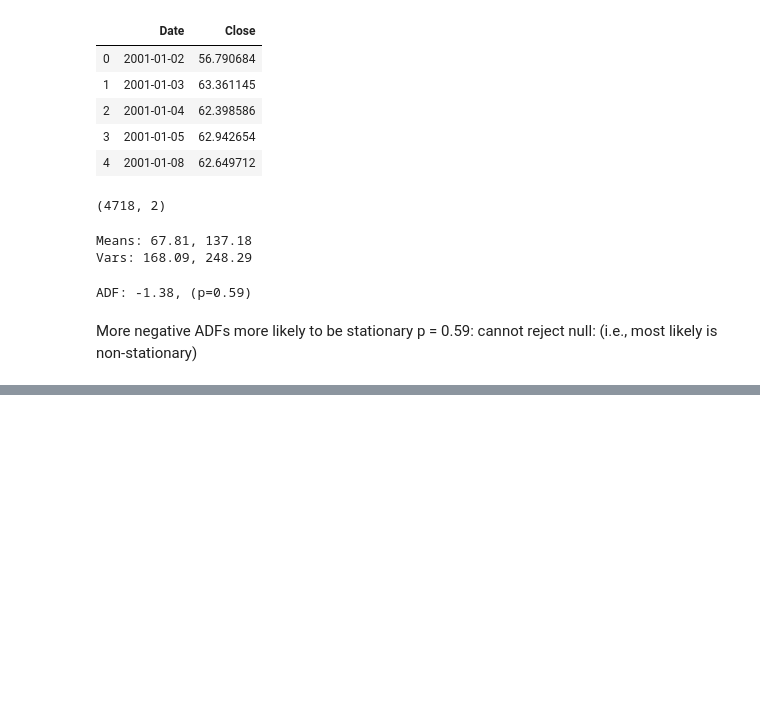
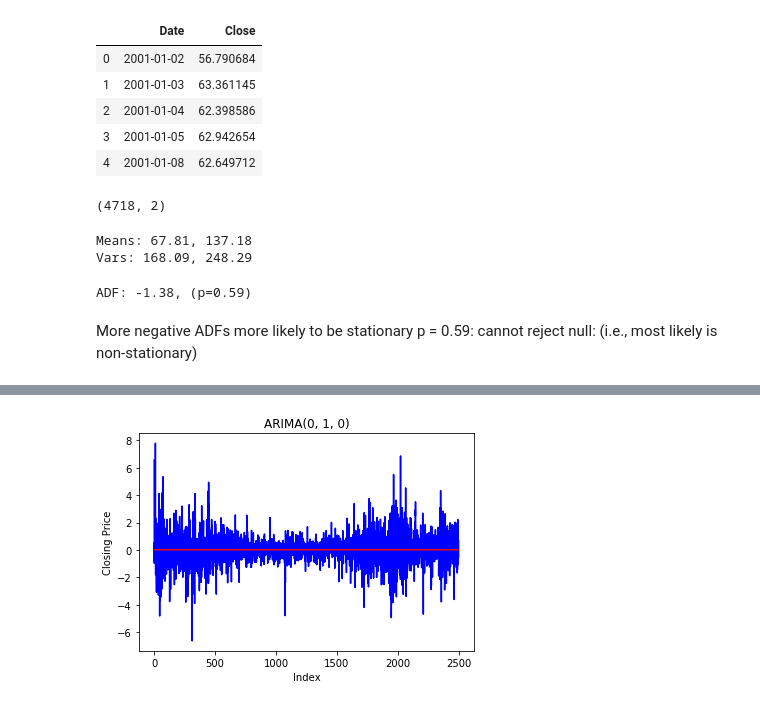
Before and after one commit to damiansp/TS, a Jupyter notebook: python/practical_TSA/04_ARIMA_models/04c_arima.py.ipynb, the cells around one changed output, grey strips where cells are left out. Drawn from its saved outputs; the diff is of its cells as text; code cells hidden in the pictures; blank space fills up the shorter version.

```diff
--- a/python/practical_TSA/04_ARIMA_models/04c_arima.py.ipynb
+++ b/python/practical_TSA/04_ARIMA_models/04c_arima.py.ipynb
@@ -37,0 +85,17 @@ p = 0.59: cannot reject null: (i.e., most likely is non-stationary)
+# %%
+# optimize ARMA params
+params = []
+cut = 2500
+for d in range(1, 3):
+    for ar in range(0, 3):
+        for ma in range(0, 3):
+            aics = []
+            for ts in [ibm.Close[:cut], ibm.Close[cut:]]:
+                try:
+                    arima_obj = smtsa.arima_model.ARIMA(
+                        ts.tolist(), order=(ar, d, ma))
+                    arima_fit = arima_obj.fit()
+                    aics.append(arima_fit.aic)
+                except ValueError:
+                    aics.append(np.nan)
+            params.append([ar, d, ma] + aics)
@@ -37,0 +125,9 @@ p = 0.59: cannot reject null: (i.e., most likely is non-stationary)
+# %%
+# Eval fit with optimal params
+arima_obj1 = smtsa.arima_model.ARIMA(ibm.Close[:cut].tolist(),
+                                     order=(0, 1, 0))
+arima_obj2 = smtsa.arima_model.ARIMA(ibm.Close[cut:].tolist(),
+                                     order=(0, 1, 0))
+arima_fit1 = arima_obj1.fit(disp=0)
+arima_fit2 = arima_obj2.fit(disp=0)
+arima_fit1.summary()
@@ -37,0 +158,15 @@ p = 0.59: cannot reject null: (i.e., most likely is non-stationary)
+# %%
+# Evaluate predictions
+pred1 = np.append([0, 0], arima_fit1.fittedvalues.tolist())
+diffval1 = np.append([0, 0], arima_fit1.resid + arima_fit1.fittedvalues)
+
+pred2 = np.append([0, 0], arima_fit2.fittedvalues.tolist())
+diffval2 = np.append([0, 0], arima_fit2.resid + arima_fit2.fittedvalues)
+# %%
+plt.plot(diffval1[2:], color='b')
+plt.plot(pred1[2:], color='r')
+plt.title('ARIMA(0, 1, 0)')
+plt.xlabel('Index')
+plt.ylabel('Closing Price');
+# %% [output]
+[figure, added]
```
Also changed, not shown: parts of 9 cells of this notebook.
